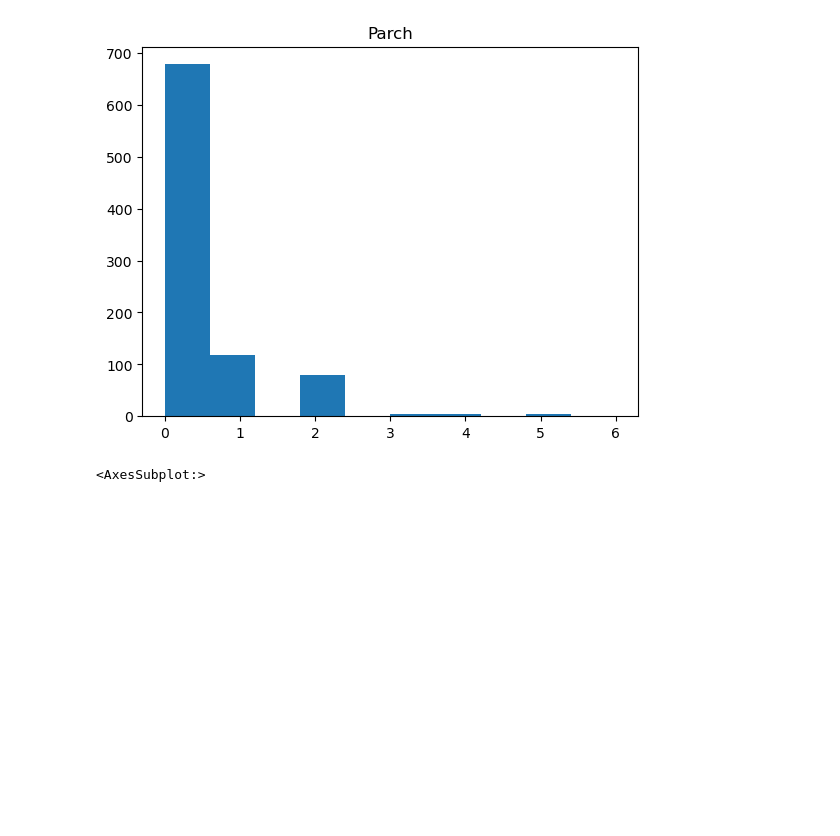
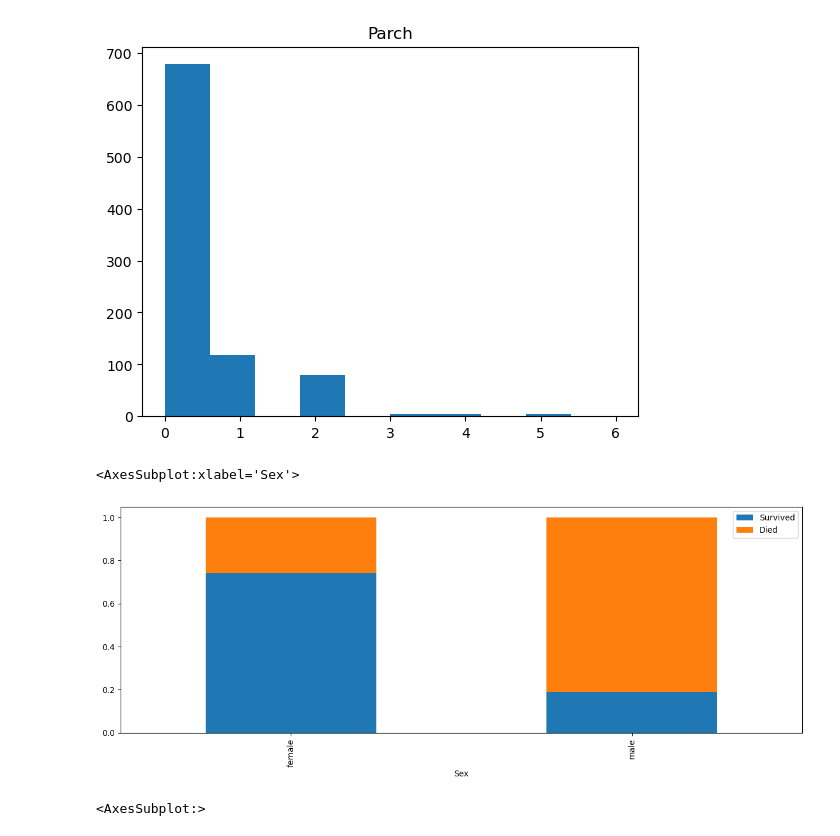
Before and after one commit to arnaudlagarde/ml-basics, a Jupyter notebook: TD_Classification.ipynb, the cells around one changed output. Drawn from its saved outputs; the diff is of its cells as text; code cells hidden in the pictures; blank space fills up the shorter version.

```diff
--- a/TD_Classification.ipynb
+++ b/TD_Classification.ipynb
@@ -60,6 +60,14 @@ for i in df_num.columns:
 [figure]
 [figure]
 [figure]
+# %%
+data['Died'] = 1 - data['Survived']
+data.groupby('Sex').agg('mean')[['Survived', 'Died']].plot(kind='bar',
+                                                            figsize=(15, 5),
+                                                            stacked=True)
+# %% [output]
+<AxesSubplot:xlabel='Sex'>
+[figure, added]
 # %%
 import seaborn as sns
 
```
Also changed, not shown: parts of 1 cell of this notebook.
